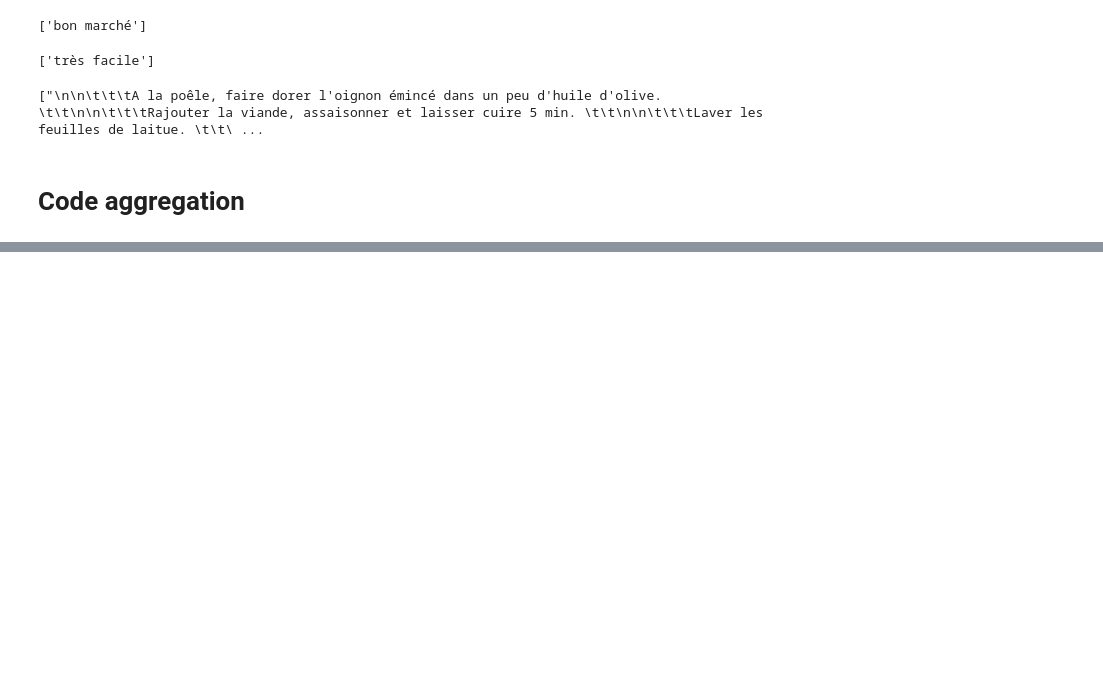
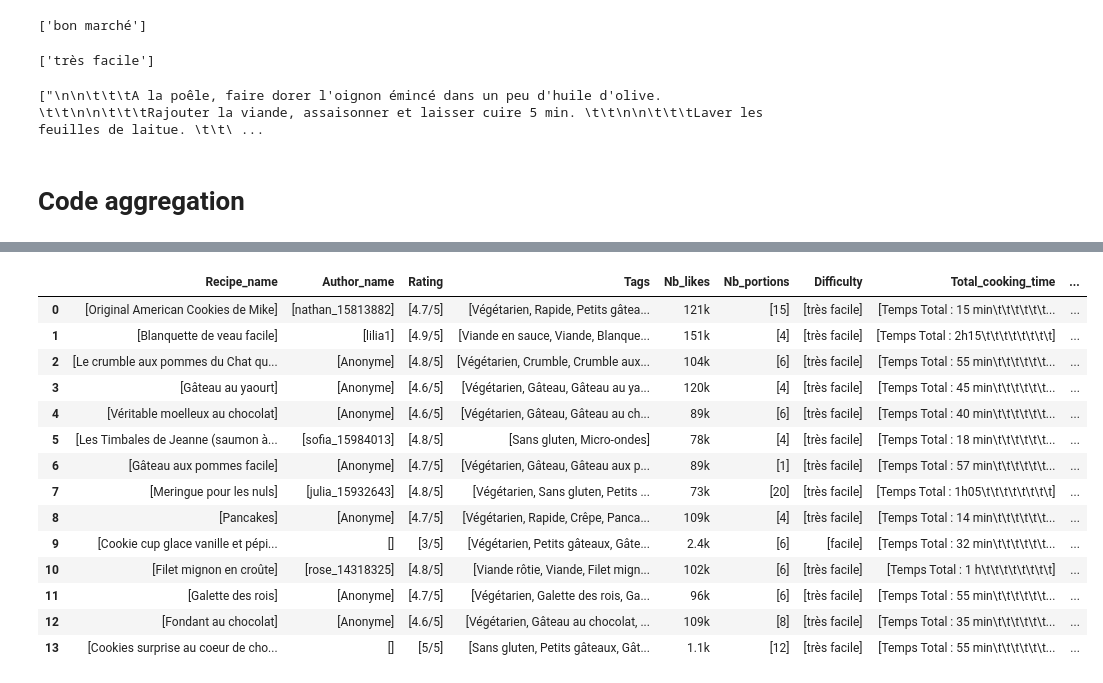
Before and after one commit to srosamont/Projects_Ironhack, a Jupyter notebook: web_scraping/Web_scrap_mamiton.ipynb, the cells around one changed output, grey strips where cells are left out. Drawn from its saved outputs; the diff is of its cells as text; code cells hidden in the pictures; blank space fills up the shorter version.

```diff
--- a/web_scraping/Web_scrap_mamiton.ipynb
+++ b/web_scraping/Web_scrap_mamiton.ipynb
@@ -303,9 +286,0 @@ Scrap_data('https://www.marmiton.org/recettes/recette_original-american-cookies-
-# %%
-# Get all recipes for all pages
-data=[]
-
-for ix, i in enumerate(recipes_of_all_pages):
-    output=Scrap_data(i)
-    data.append(output)
-    if ix%5==0:
-        time.sleep(2)
@@ -316,2 +286,0 @@ df=pd.DataFrame(data)
-# %%
-url='https://www.marmiton.org/recettes/recette_original-american-cookies-de-mike_39907.aspx'
@@ -336,0 +287,32 @@ def create_dataFrame(recipe):
+# %%
+
+# Get all recipes for all pages
+data=[]
+column_names=['Recipe_name',\
+         'Author_name',\
+         'Rating',\
+         'Tags',\
+         'Nb_likes',\
+         'Nb_portions',\
+         'Difficulty',\
+         'Total_cooking_time',\
+         'Preparation_time',\
+         'Cooking_time',\
+         'Cost_range',\
+         'List_of_ingredients',\
+         'Recipe_description',\
+         'Link']
+df = pd.DataFrame(columns = column_names) # create an empty dataframe
+for nbscrap, url in enumerate(recipes_of_all_pages):
+    #scrap info from recipes
+    output=Scrap_data(url)
+    data.append(output)
+    if nbscrap%5==0:
+        time.sleep(2)
+        print(f'{nbscrap} reached')
+    # save every n recipes n a file
+    if nbscrap%10==0:
+        df=pd.DataFrame(data)
+        df.to_csv('/users/sandrine/Desktop/Prework/Projects_Ironhack/web_scraping/marmiton.csv')
+df=pd.DataFrame(data)
+df.to_csv('/users/sandrine/Desktop/Prework/Projects_Ironhack/web_scraping/marmiton.csv')
@@ -337,3 +340,21 @@ def create_dataFrame(recipe):
+# %%
+df
+# %% [output]
+|  | Recipe_name | Author_name | Rating | Tags | Nb_likes | Nb_portions | Difficulty | Total_cooking_time | ... |
+| 0 | [Original American Cookies de Mike] | [nathan_15813882] | [4.7/5] | [Végétarien, Rapide, Petits gâtea... | 121k | [15] | [très facile] | [Temps Total : 15 min\t\t\t\t\t\t... | ... |
+| 1 | [Blanquette de veau facile] | [lilia1] | [4.9/5] | [Viande en sauce, Viande, Blanque... | 151k | [4] | [très facile] | [Temps Total : 2h15\t\t\t\t\t\t\t\t] | ... |
+| 2 | [Le crumble aux pommes du Chat qu... | [Anonyme] | [4.8/5] | [Végétarien, Crumble, Crumble aux... | 104k | [6] | [très facile] | [Temps Total : 55 min\t\t\t\t\t\t... | ... |
+| 3 | [Gâteau au yaourt] | [Anonyme] | [4.6/5] | [Végétarien, Gâteau, Gâteau au ya... | 120k | [4] | [très facile] | [Temps Total : 45 min\t\t\t\t\t\t... | ... |
+| 4 | [Véritable moelleux au chocolat] | [Anonyme] | [4.6/5] | [Végétarien, Gâteau, Gâteau au ch... | 89k | [6] | [très facile] | [Temps Total : 40 min\t\t\t\t\t\t... | ... |
+| 5 | [Les Timbales de Jeanne (saumon à... | [sofia_15984013] | [4.8/5] | [Sans gluten, Micro-ondes] | 78k | [4] | [très facile] | [Temps Total : 18 min\t\t\t\t\t\t... | ... |
+| 6 | [Gâteau aux pommes facile] | [Anonyme] | [4.7/5] | [Végétarien, Gâteau, Gâteau aux p... | 89k | [1] | [très facile] | [Temps Total : 57 min\t\t\t\t\t\t... | ... |
+| 7 | [Meringue pour les nuls] | [julia_15932643] | [4.8/5] | [Végétarien, Sans gluten, Petits ... | 73k | [20] | [très facile] | [Temps Total : 1h05\t\t\t\t\t\t\t\t] | ... |
+| 8 | [Pancakes] | [Anonyme] | [4.7/5] | [Végétarien, Rapide, Crêpe, Panca... | 109k | [4] | [très facile] | [Temps Total : 14 min\t\t\t\t\t\t... | ... |
+| 9 | [Cookie cup glace vanille et pépi... | [] | [3/5] | [Végétarien, Petits gâteaux, Gâte... | 2.4k | [6] | [facile] | [Temps Total : 32 min\t\t\t\t\t\t... | ... |
+| 10 | [Filet mignon en croûte] | [rose_14318325] | [4.8/5] | [Viande rôtie, Viande, Filet mign... | 102k | [6] | [très facile] | [Temps Total : 1 h\t\t\t\t\t\t\t\t] | ... |
+| 11 | [Galette des rois] | [Anonyme] | [4.7/5] | [Végétarien, Galette des rois, Ga... | 96k | [6] | [très facile] | [Temps Total : 55 min\t\t\t\t\t\t... | ... |
+| 12 | [Fondant au chocolat] | [Anonyme] | [4.6/5] | [Végétarien, Gâteau au chocolat, ... | 109k | [8] | [très facile] | [Temps Total : 35 min\t\t\t\t\t\t... | ... |
+| 13 | [Cookies surprise au coeur de cho... | [] | [5/5] | [Sans gluten, Petits gâteaux, Gât... | 1.1k | [12] | [très facile] | [Temps Total : 55 min\t\t\t\t\t\t... | ... |
 # %%
 # Launch function terminal
 # %%
```
Also changed, not shown: parts of 13 cells of this notebook, 1 other file.
